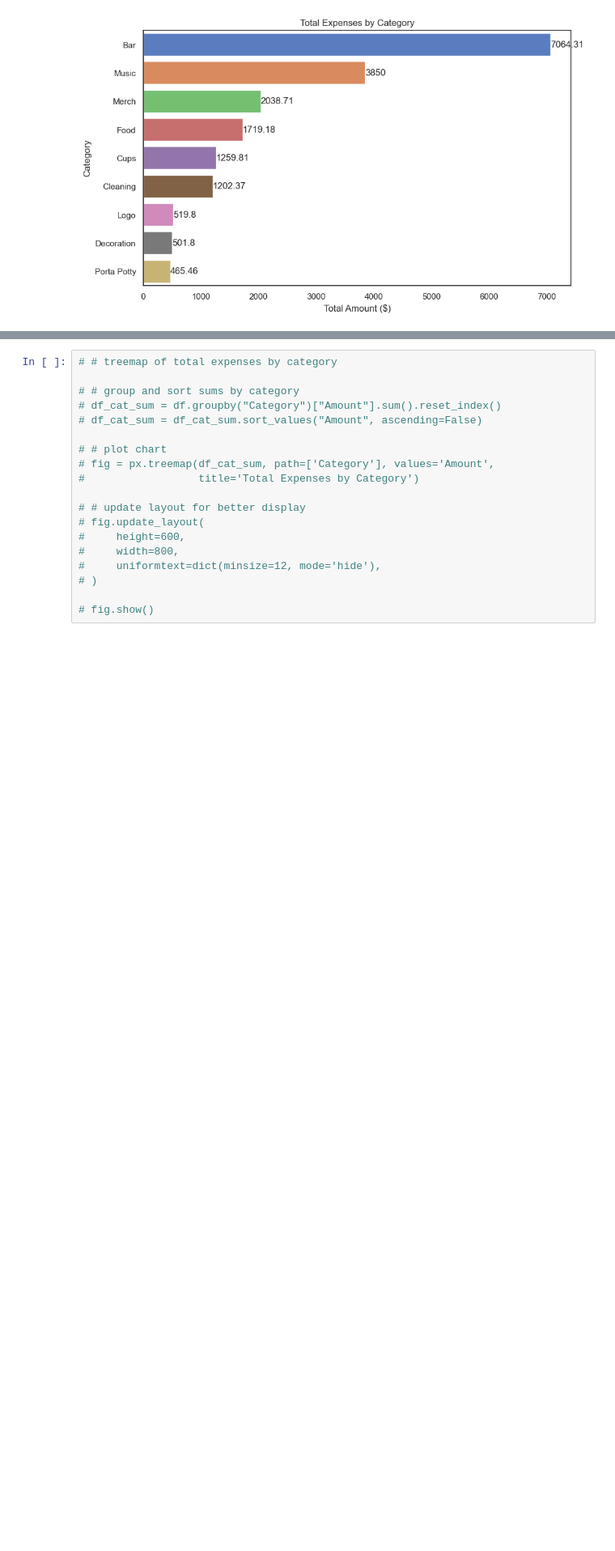
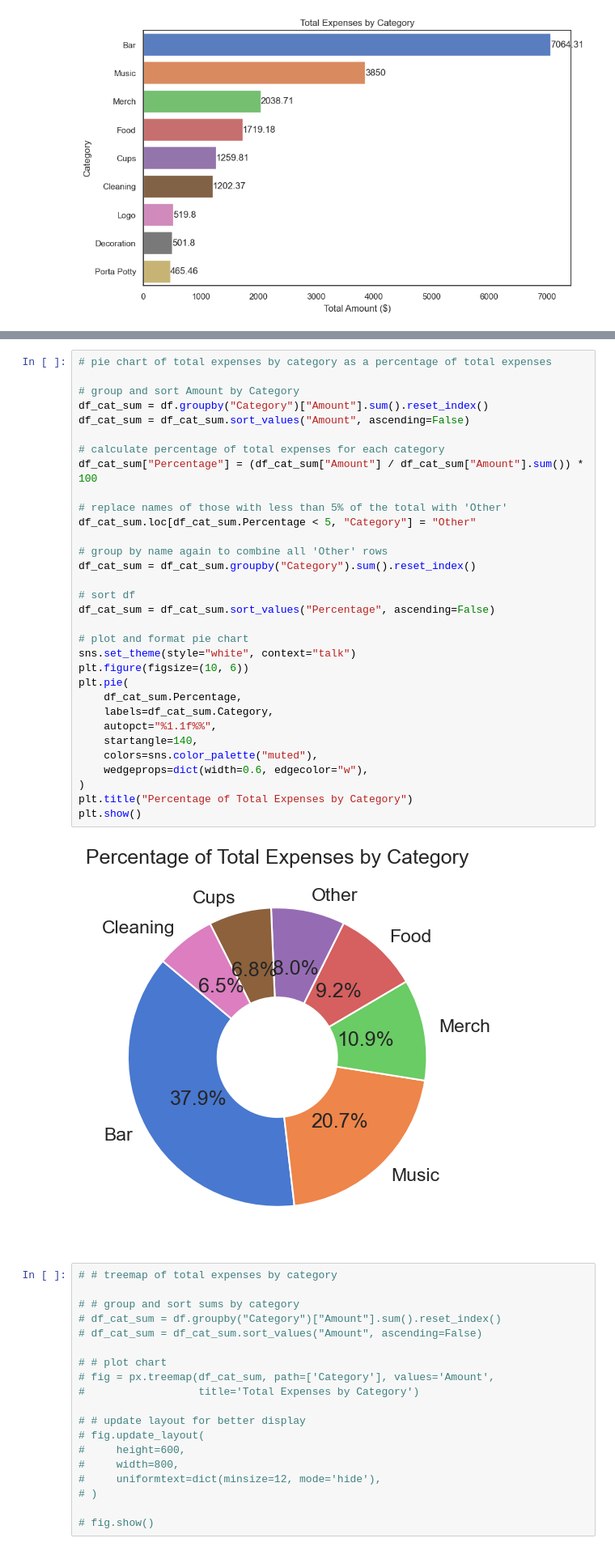
Before and after one commit to johbry17/Harvest-Party, a Jupyter notebook: exploratory_data_analysis.ipynb, the cells around one changed output, grey strips where cells are left out. Shown at 81% size. Cells and saved outputs as stored; diff of their text form; blank space fills up the shorter version.

```diff
--- a/exploratory_data_analysis.ipynb
+++ b/exploratory_data_analysis.ipynb
@@ -580,3 +616,37 @@ plt.show()
+# %%
+# pie chart of total expenses by category as a percentage of total expenses
+
+# group and sort Amount by Category
+df_cat_sum = df.groupby("Category")["Amount"].sum().reset_index()
+df_cat_sum = df_cat_sum.sort_values("Amount", ascending=False)
+
+# calculate percentage of total expenses for each category
+df_cat_sum["Percentage"] = (df_cat_sum["Amount"] / df_cat_sum["Amount"].sum()) * 100
+
+# replace names of those with less than 5% of the total with 'Other'
+df_cat_sum.loc[df_cat_sum.Percentage < 5, "Category"] = "Other"
+
+# group by name again to combine all 'Other' rows
+df_cat_sum = df_cat_sum.groupby("Category").sum().reset_index()
+
+# sort df
+df_cat_sum = df_cat_sum.sort_values("Percentage", ascending=False)
+
+# plot and format pie chart
+sns.set_theme(style="white", context="talk")
+plt.figure(figsize=(10, 6))
+plt.pie(
+    df_cat_sum.Percentage,
+    labels=df_cat_sum.Category,
+    autopct="%1.1f%%",
+    startangle=140,
+    colors=sns.color_palette("muted"),
+    wedgeprops=dict(width=0.6, edgecolor="w"),
+)
+plt.title("Percentage of Total Expenses by Category")
+plt.show()
+# %% [output]
+[figure, added]
 # %%
 # # treemap of total expenses by category
 
```
Also changed, not shown: parts of 11 cells of this notebook.
